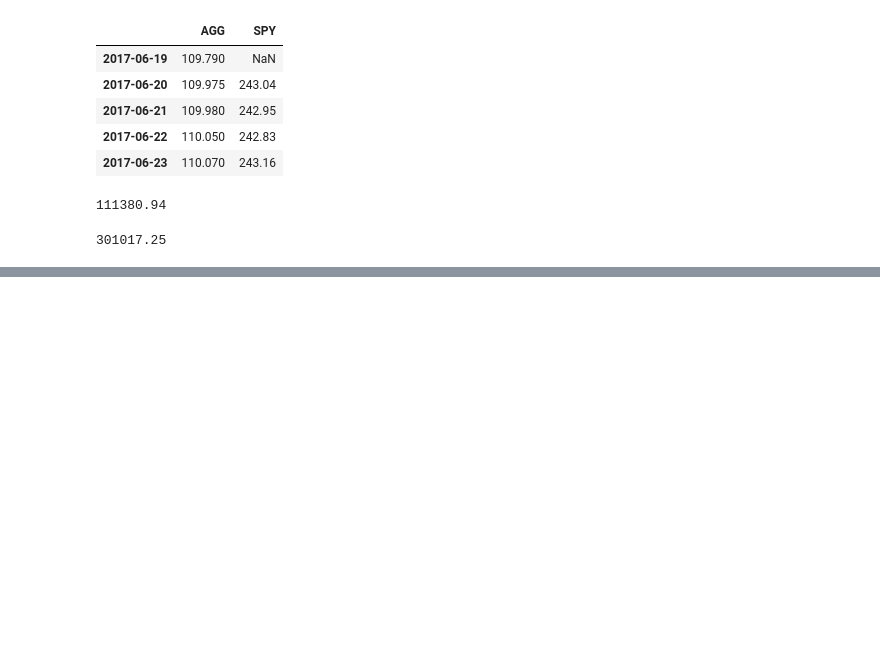
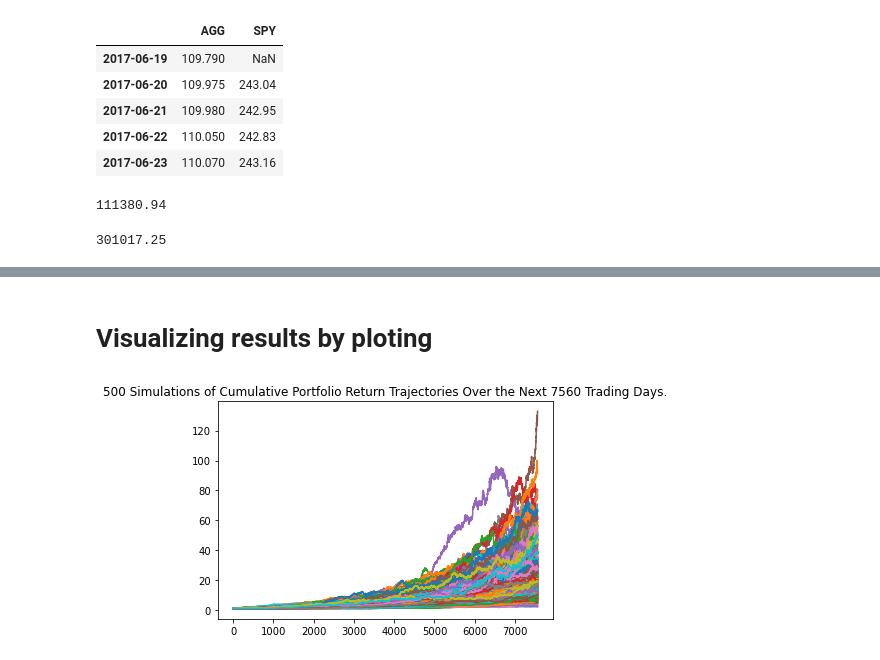
Before and after one commit to Jovan671/Unit_05_Assignment_Api, a Jupyter notebook: main.ipynb, the cells around one changed output, grey strips where cells are left out. Cells and saved outputs as stored; diff of their text form; code cells hidden in the pictures; blank space fills up the shorter version.

```diff
--- a/main.ipynb
+++ b/main.ipynb
@@ -133,0 +221,12 @@ closing_SPY.round(2)
+# %%
+# Configure a Monte Carlo simulation to forecast thirty years cumulative returns
+
+MC_even_dist = MCSimulation(
+    portfolio_data = investment_data_ticker,
+    weights = [.40,.60],
+    num_simulation = 500,
+    num_trading_days = 252*30
+)
+
+# Print the simulation input data
+MC_even_dist.portfolio_data.head()
@@ -133,0 +278,8 @@ closing_SPY.round(2)
+# %% [markdown]
+# Visualizing results by ploting
+# %%
+    # plot of thirty year simulations
+
+line_plot = MC_even_dist.plot_simulation()
+# %% [output]
+[figure, added]
```
Also changed, not shown: parts of 28 cells of this notebook, 3 other files.
